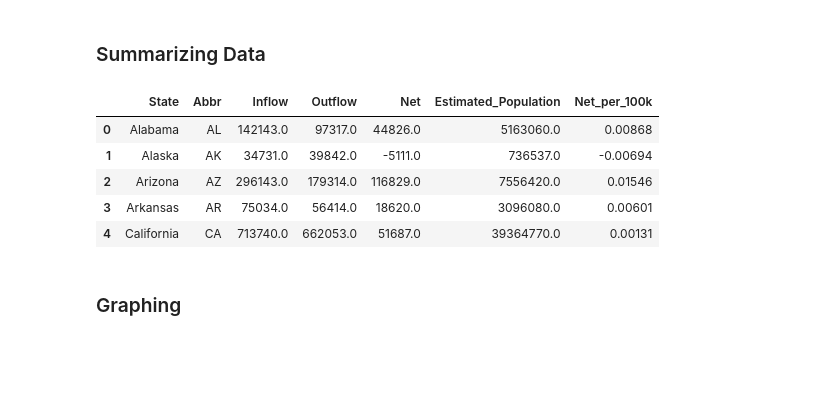
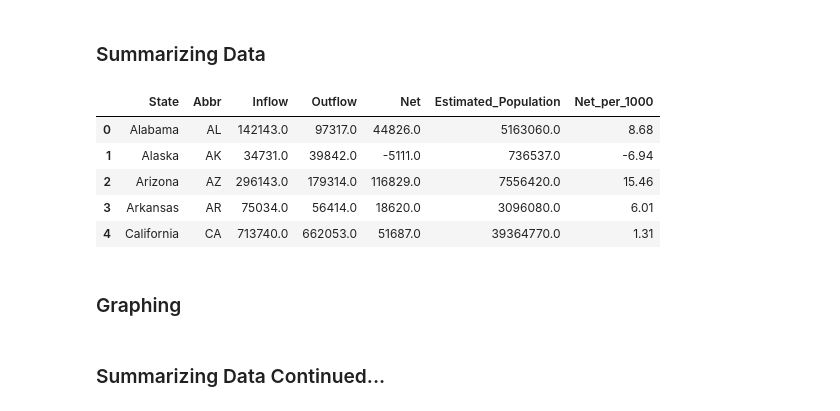
Before and after one commit to blank-zzz/INFSCI1520_Final_Project, a Jupyter notebook: Final_Project.ipynb, the cells around one changed output. Cells and saved outputs as stored; diff of their text form; code cells hidden in the pictures; blank space fills up the shorter version.

```diff
--- a/Final_Project.ipynb
+++ b/Final_Project.ipynb
@@ -71,22 +64,22 @@ df_2024_summary = df_2024_summary.merge(
 )
 # %%
 # Creating a per capita migration metric to try and adjust for state population differences
-df_2024_summary['Net_per_100k'] = round((
+df_2024_summary['Net_per_1000'] = round((
     df_2024_summary['Net'] / df_2024_summary['Estimated_Population']
-) , 5)
+) * 1000, 2)
 
 # Dropping these two regions as the data is difficult to find and they do not appear using plotly USA map.
 df_2024_summary = df_2024_summary[df_2024_summary.State != "District of Columbia"]
 df_2024_summary = df_2024_summary[df_2024_summary.State != "Puerto Rico"]
 
 df_2024_summary.head()
 # %% [output]
-|  | State | Abbr | Inflow | Outflow | Net | Estimated_Population | Net_per_100k |
-| 0 | Alabama | AL | 142143.0 | 97317.0 | 44826.0 | 5163060.0 | 0.00868 |
-| 1 | Alaska | AK | 34731.0 | 39842.0 | -5111.0 | 736537.0 | -0.00694 |
-| 2 | Arizona | AZ | 296143.0 | 179314.0 | 116829.0 | 7556420.0 | 0.01546 |
-| 3 | Arkansas | AR | 75034.0 | 56414.0 | 18620.0 | 3096080.0 | 0.00601 |
-| 4 | California | CA | 713740.0 | 662053.0 | 51687.0 | 39364770.0 | 0.00131 |
+|  | State | Abbr | Inflow | Outflow | Net | Estimated_Population | Net_per_1000 |
+| 0 | Alabama | AL | 142143.0 | 97317.0 | 44826.0 | 5163060.0 | 8.68 |
+| 1 | Alaska | AK | 34731.0 | 39842.0 | -5111.0 | 736537.0 | -6.94 |
+| 2 | Arizona | AZ | 296143.0 | 179314.0 | 116829.0 | 7556420.0 | 15.46 |
+| 3 | Arkansas | AR | 75034.0 | 56414.0 | 18620.0 | 3096080.0 | 6.01 |
+| 4 | California | CA | 713740.0 | 662053.0 | 51687.0 | 39364770.0 | 1.31 |
 # %% [markdown]
 ### Graphing
 # %%
@@ -124,3 +121,5 @@ fig.update_layout(
 )
 
 fig.show()
+# %% [markdown]
+### Summarizing Data Continued...
```
Also changed, not shown: parts of 9 cells of this notebook.
